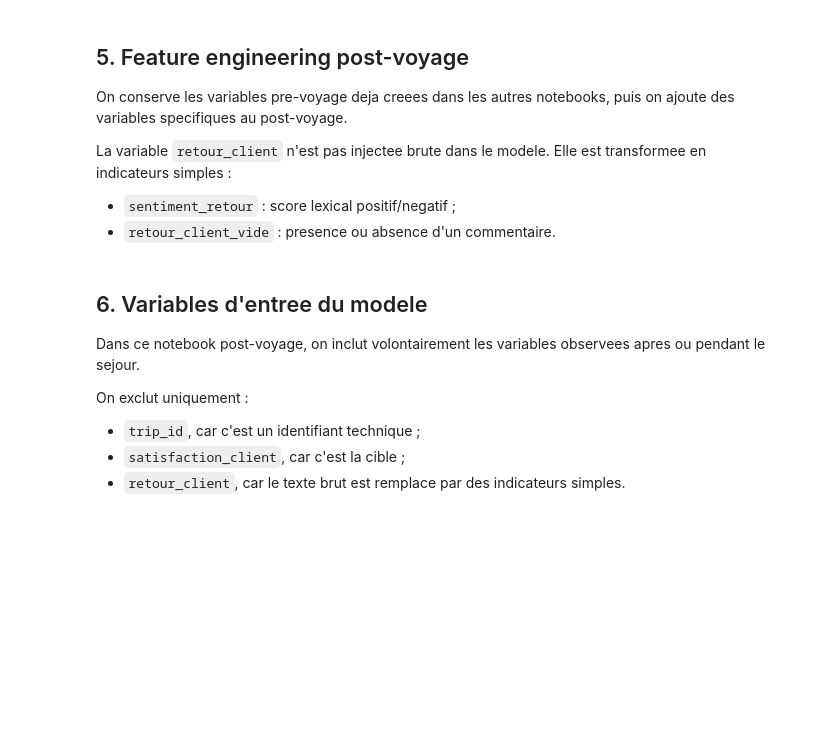
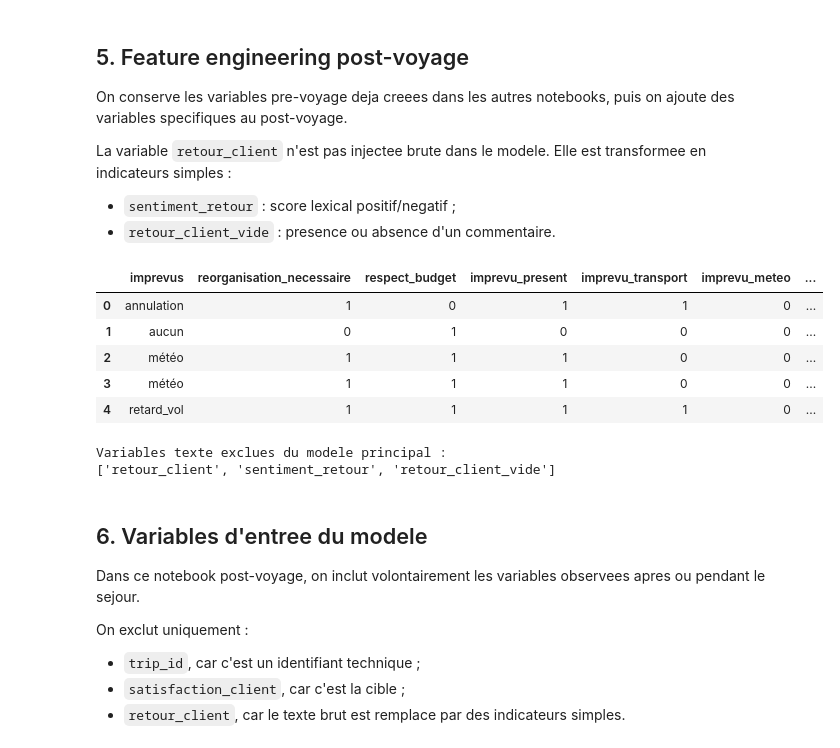
Before and after one commit to Mina-lgtm/projet_ia, a Jupyter notebook: notebooks/objectif_2_post_voyage.ipynb, the cells around one changed output. Cells and saved outputs as stored; diff of their text form; code cells hidden in the pictures; blank space fills up the shorter version.

```diff
--- a/notebooks/objectif_2_post_voyage.ipynb
+++ b/notebooks/objectif_2_post_voyage.ipynb
@@ -162,39 +188,87 @@ df_model["saison_haute"] = df_model["saison"].isin(["?t?", "ete", "hiver"]).asty
 df_model["client_business"] = (df_model["client_type"] == "business").astype(int)
 df_model["hebergement_luxe"] = df_model["type_hebergement"].isin(["resort", "villa"]).astype(int)
 
+# Variables operationnelles post-voyage autorisees.
+# Elles decrivent ce qui s'est passe pendant le sejour, sans utiliser l'avis client textuel.
 df_model["imprevu_present"] = (df_model["imprevus"] != "aucun").astype(int)
 df_model["imprevu_transport"] = df_model["imprevus"].isin(["retard_vol", "annulation", "bagages"]).astype(int)
 df_model["imprevu_meteo"] = df_model["imprevus"].isin(["m?t?o", "meteo"]).astype(int)
 df_model["budget_non_respecte"] = (df_model["respect_budget"] == 0).astype(int)
+df_model["gravite_imprevu"] = df_model["imprevus"].map({
+    "aucun": 0,
+    "m?t?o": 1,
+    "meteo": 1,
+    "bagages": 1,
+    "retard_vol": 2,
+    "annulation": 3,
+}).fillna(1).astype(int)
 
+df_model["annulation_et_reorganisation"] = (
+    (df_model["imprevus"] == "annulation")
+    & (df_model["reorganisation_necessaire"] == 1)
+).astype(int)
+df_model["retard_et_budget_non_respecte"] = (
+    (df_model["imprevus"] == "retard_vol")
+    & (df_model["budget_non_respecte"] == 1)
+).astype(int)
+df_model["imprevu_transport_et_sejour_court"] = (
+    (df_model["imprevu_transport"] == 1)
+    & (df_model["duree_jours"] <= 5)
+).astype(int)
+df_model["budget_tendu_et_hebergement_luxe"] = (
+    (df_model["part_vol_budget"] >= 0.5)
+    & (df_model["hebergement_luxe"] == 1)
+).astype(int)
+
+df_model["budget_tendu"] = (df_model["part_vol_budget"] >= 0.5).astype(int)
+
+# Variables derivees de retour_client : conservees uniquement pour analyse descriptive / NLP separe,
+# mais exclues du modele principal sans fuite.
 positive_words = ["excellent", "parfait", "super", "agr?able", "agreable", "satisfait", "magnifique", "recommande"]
 negative_words = ["mitig?", "mitige", "d?cevant", "decevant", "mauvais", "probl?me", "probleme", "retard", "annulation"]
 
 def score_sentiment(text):
     text = str(text).lower()
     positive_score = sum(word in text for word in positive_words)
     negative_score = sum(word in text for word in negative_words)
     return positive_score - negative_score
 
 df_model["sentiment_retour"] = df_model["retour_client"].apply(score_sentiment)
 df_model["retour_client_vide"] = (df_model["retour_client"].str.len() == 0).astype(int)
 
 for column in ["budget_par_jour", "part_vol_budget", "budget_hors_vol"]:
     df_model[column] = df_model[column].replace([np.inf, -np.inf], np.nan)
 
-features_post_voyage = [
+features_post_voyage_explicatives = [
     "imprevus",
     "reorganisation_necessaire",
     "respect_budget",
     "imprevu_present",
     "imprevu_transport",
     "imprevu_meteo",
     "budget_non_respecte",
-    "sentiment_retour",
-    "retour_client_vide",
+    "budget_tendu",
+    "gravite_imprevu",
+    "annulation_et_reorganisation",
+    "retard_et_budget_non_respecte",
+    "imprevu_transport_et_sejour_court",
+    "budget_tendu_et_hebergement_luxe",
 ]
 
-display(df_model[features_post_voyage + [target_column]].head())
+features_texte_non_retenues = ["retour_client", "sentiment_retour", "retour_client_vide"]
+
+display(df_model[features_post_voyage_explicatives + [target_column]].head())
+print("Variables texte exclues du modele principal :")
+print(features_texte_non_retenues)
+# %% [output]
+|  | imprevus | reorganisation_necessaire | respect_budget | imprevu_present | imprevu_transport | imprevu_meteo | ... |
+| 0 | annulation | 1 | 0 | 1 | 1 | 0 | ... |
+| 1 | aucun | 0 | 1 | 0 | 0 | 0 | ... |
+| 2 | météo | 1 | 1 | 1 | 0 | 0 | ... |
+| 3 | météo | 1 | 1 | 1 | 0 | 0 | ... |
+| 4 | retard_vol | 1 | 1 | 1 | 1 | 0 | ... |
+Variables texte exclues du modele principal :
+['retour_client', 'sentiment_retour', 'retour_client_vide']
 # %% [markdown]
 ## 6. Variables d'entree du modele
 
```
Also changed, not shown: parts of 43 cells of this notebook, 11 other files.
